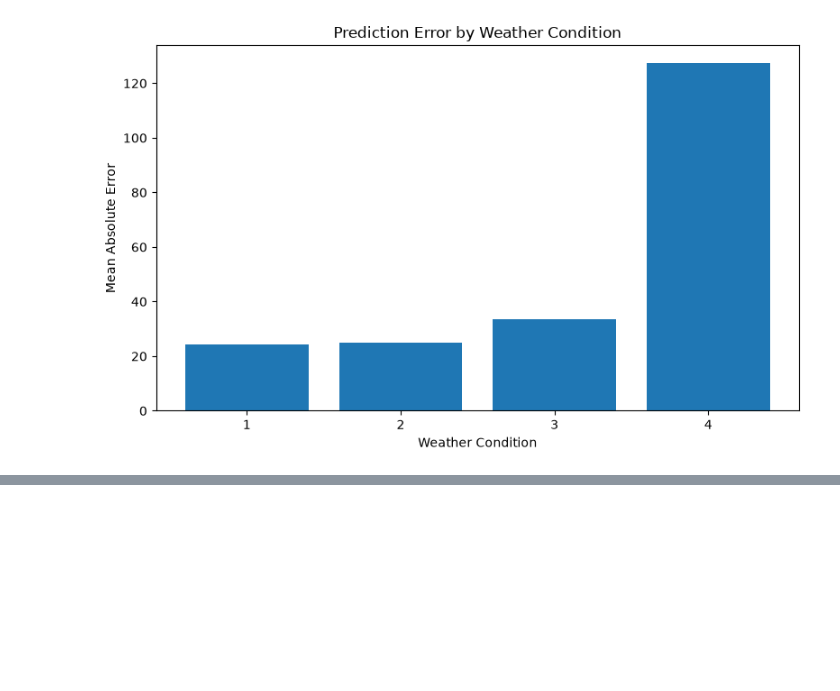
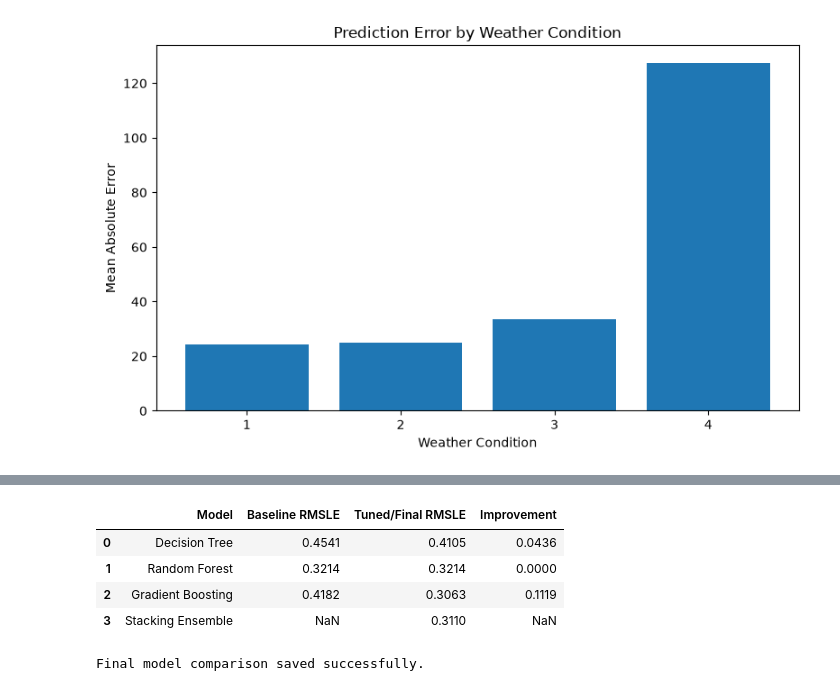
Before and after one commit to Maansi-Sathish/ML_Mini_Project_Team17, a Jupyter notebook: notebooks/tuning_B.ipynb, the cells around one changed output, grey strips where cells are left out. Saved outputs shown, nothing was run; the diff lists cells and outputs as text; code cells hidden in the pictures; blank space fills up the shorter version.

Commit message:
Complete prediction pipeline and final results

```diff
--- a/notebooks/tuning_B.ipynb
+++ b/notebooks/tuning_B.ipynb
@@ -637,0 +640,45 @@ print("Error analysis results saved successfully.")
+# %%
+import pandas as pd
+
+final_results = pd.DataFrame({
+    "Model": [
+        "Decision Tree",
+        "Random Forest",
+        "Gradient Boosting",
+        "Stacking Ensemble"
+    ],
+    "Baseline RMSLE": [
+        0.4541,
+        0.3214,
+        0.4182,
+        None
+    ],
+    "Tuned/Final RMSLE": [
+        0.4105,
+        0.3214,
+        0.3063,
+        0.3110
+    ]
+})
+
+final_results["Improvement"] = (
+    final_results["Baseline RMSLE"]
+    - final_results["Tuned/Final RMSLE"]
+)
+
+final_results
+# %% [output]
+|  | Model | Baseline RMSLE | Tuned/Final RMSLE | Improvement |
+| 0 | Decision Tree | 0.4541 | 0.4105 | 0.0436 |
+| 1 | Random Forest | 0.3214 | 0.3214 | 0.0000 |
+| 2 | Gradient Boosting | 0.4182 | 0.3063 | 0.1119 |
+| 3 | Stacking Ensemble | NaN | 0.3110 | NaN |
+# %%
+final_results.to_csv(
+    "../results/final_model_comparison.csv",
+    index=False
+)
+
+print("Final model comparison saved successfully.")
+# %% [output]
+Final model comparison saved successfully.
```
Also changed, not shown: parts of 2 cells of this notebook, 6 other files.
